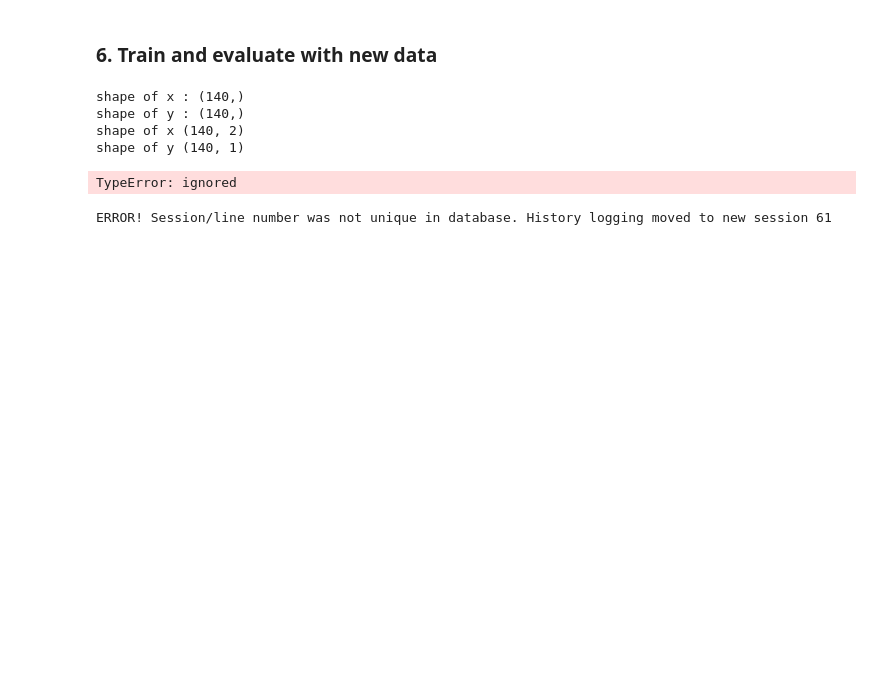
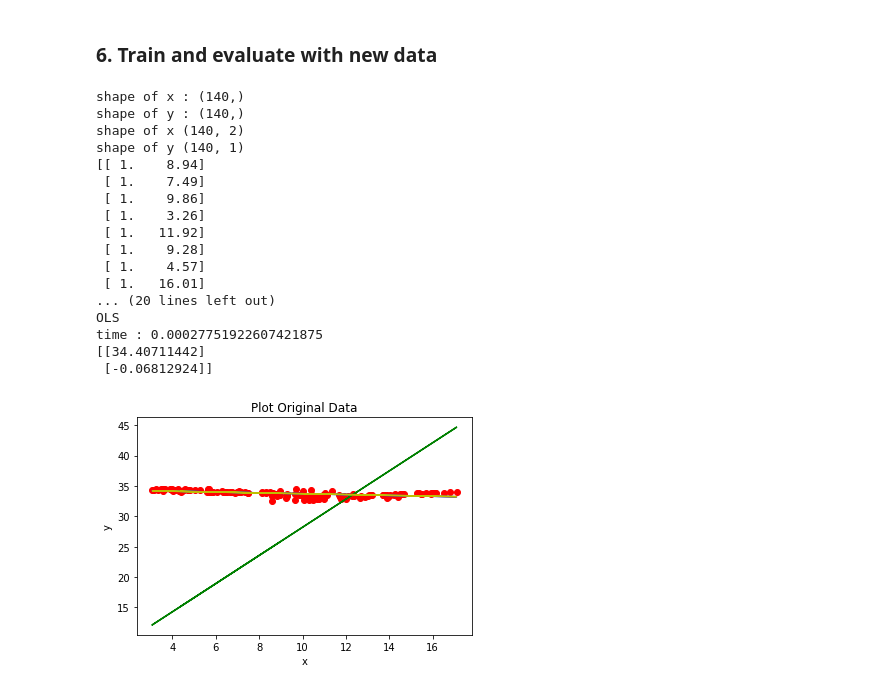
Before and after one commit to yh08037/gnbai20201, a Jupyter notebook: lab1/ParkEunbin/gnbai_lab1_Parkeunbin.ipynb, the cells around one changed output. Drawn from its saved outputs; the diff is of its cells as text; code cells hidden in the pictures; blank space fills up the shorter version.

```diff
--- a/lab1/ParkEunbin/gnbai_lab1_Parkeunbin.ipynb
+++ b/lab1/ParkEunbin/gnbai_lab1_Parkeunbin.ipynb
@@ -217,7 +225,7 @@ plt.show()
 name_file = './train.txt'
 columns = ['x', 'y']
 
-data_in = pd.read_csv(name_file, names=columns, sep=' ')
+data_in = pd.read_csv(name_file, names=columns, sep='\t')
 
 x = np.asarray(data_in['x'])
 y = np.asarray(data_in['y'])
@@ -234,8 +242,13 @@ print('shape of y', y.shape)
 I = x.shape[0]
 N = x.shape[1] - 1
 
+print(x[:10])
+
+# y의 첫 10개의 데이터 출력해보기
+print(y[:10])
+
 alpha = 0.001
-max_epoch = 10000
+max_epoch = 1000
 
 #=======BGD==========
 start = time.time()
@@ -248,8 +261,8 @@ for epoch in range(max_epoch):
     for n in range(0, N+1):
         gradient = 0.
         for i in range(0, I):
-            gradient += (np.matmul(theta_BGD_tp, x[i]) - y[i]) * x[i][n]
-        theta_BGD1[n] = theta_BGD1[n] - alpha * gradient
+            gradient = (np.matmul(theta_BGD_tp, x[i]) - y[i]) * x[i][n]
+            theta_BGD1[n] = theta_BGD1[n] - alpha * gradient
 
 print('BGD')
 print('time :', time.time() - start)
@@ -265,36 +278,48 @@ for epoch in range(max_epoch):
   theta_BGD_tp = np.transpose(theta_BGD2)
   for n in range(0,N+1):
     i=np.random.randint(1,I)
     theta_BGD2[n] = theta_BGD2[n] - alpha * (np.matmul(theta_BGD_tp, x[i]) - y[i])* x[i][n]
 
 print('SGD')
 
 print('time :', time.time() - start)
 
 print(theta_BGD2)
 
 #=======OLS========
 
 start = time.time()
 
 theta_BGD3 =np.matmul(np.linalg.inv(np.matmul(np.transpose(x),x)),np.matmul(np.transpose(x),y))
 print('OLS')
 print('time :', time.time() - start)
 
 print(theta_BGD3)
 
-y1=theta_BGD1[0]+theta_BGD1[1]*x
-y2=theta_BGD2[0]+theta_BGD2[1]*x
-y3=theta_BGD3[0]+theta_BGD3[1]*x
-plt.plot(x, y, 'ro',x,y1,'b',x,y2,'g',x,y3,'y')
+y1=theta_BGD1[0]+theta_BGD1[1]*x[:,1]
+y2=theta_BGD2[0]+theta_BGD2[1]*x[:,1]
+y3=theta_BGD3[0]+theta_BGD3[1]*x[:,1]
+plt.plot(x[:,1], y, 'ro',x[:,1],y1,'b',x[:,1],y2,'g',x[:,1],y3,'y')
 plt.xlabel('x')
 plt.ylabel('y')
 plt.title('Plot Original Data')
 plt.show()
 # %% [output]
 shape of x : (140,)
 shape of y : (140,)
 shape of x (140, 2)
 shape of y (140, 1)
+[[ 1.    8.94]
+ [ 1.    7.49]
+ [ 1.    9.86]
+ [ 1.    3.26]
+ [ 1.   11.92]
+ [ 1.    9.28]
+ [ 1.    4.57]
+ [ 1.   16.01]
+... (20 lines left out)
+OLS
+time : 0.00027751922607421875
+[[34.40711442]
+ [-0.06812924]]
-TypeError: ignored
-ERROR! Session/line number was not unique in database. History logging moved to new session 61
+[figure, added]
```
Also changed, not shown: parts of 7 cells of this notebook.
